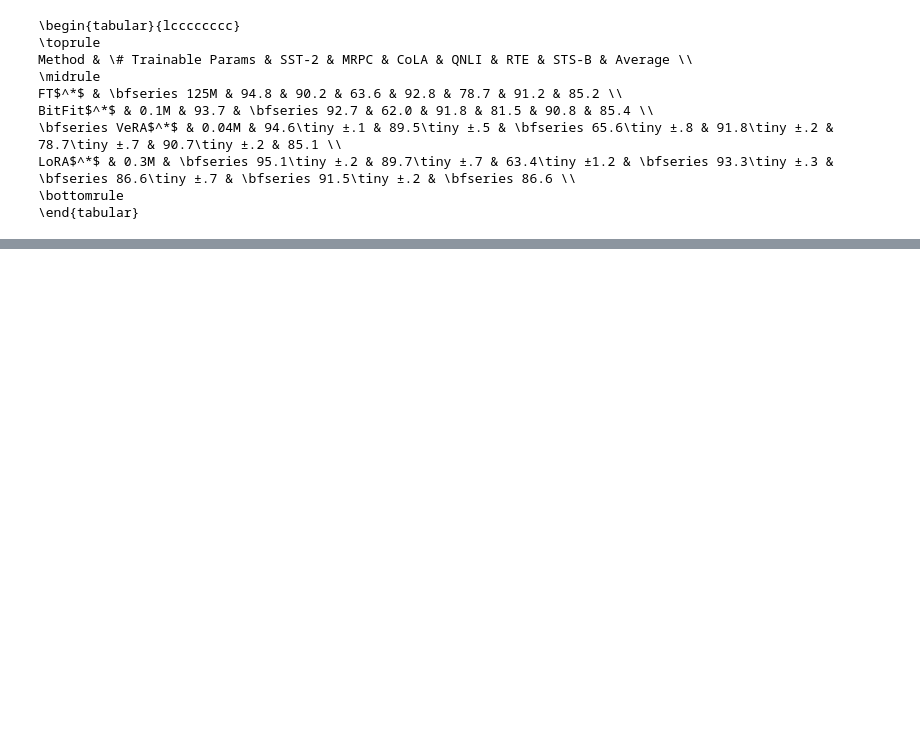
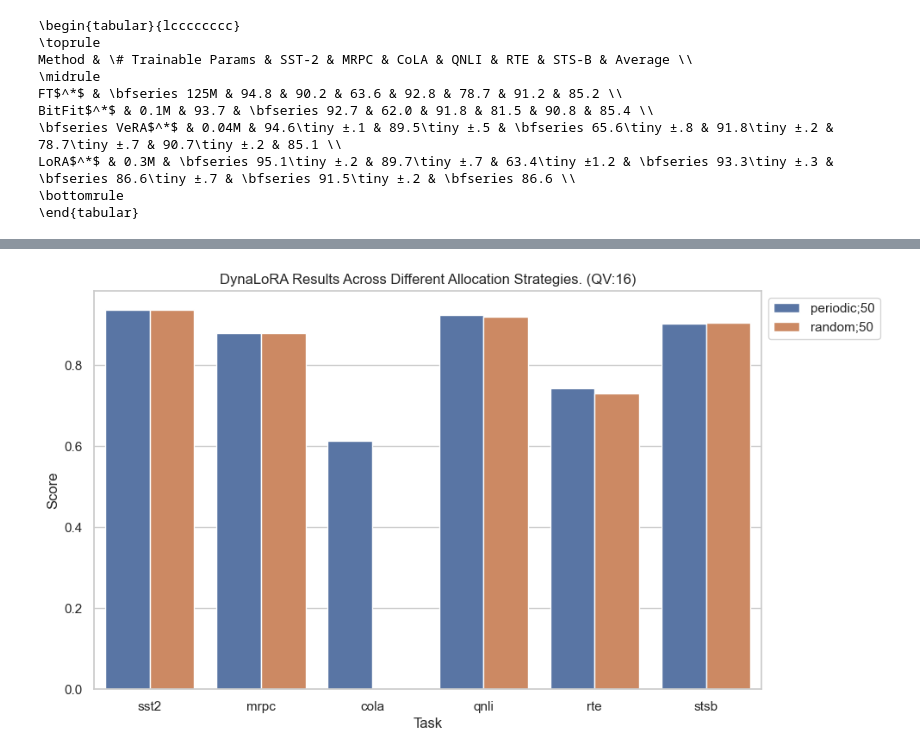
Before and after one commit to JesseBrouw/FoMo-LoRA, a Jupyter notebook: notebooks/tables.ipynb, the cells around one changed output, grey strips where cells are left out. Cells and saved outputs as stored; diff of their text form; code cells hidden in the pictures; blank space fills up the shorter version.

```diff
--- a/notebooks/tables.ipynb
+++ b/notebooks/tables.ipynb
@@ -162,0 +213,8 @@ stsb:{'eval_loss': 0.4192526340484619, 'eval_pearson': 0.9062964448204726, 'eval
+# %%
+create_barplot(
+    data_dicts=[dynalora_periodic_qv, dynalora_random_qv ],
+    names=['periodic;50', 'random;50'],
+    title='DynaLoRA Results Across Different Allocation Strategies. (QV:16)'
+    )
+# %% [output]
+[figure, added]
```
Also changed, not shown: parts of 10 cells of this notebook.
